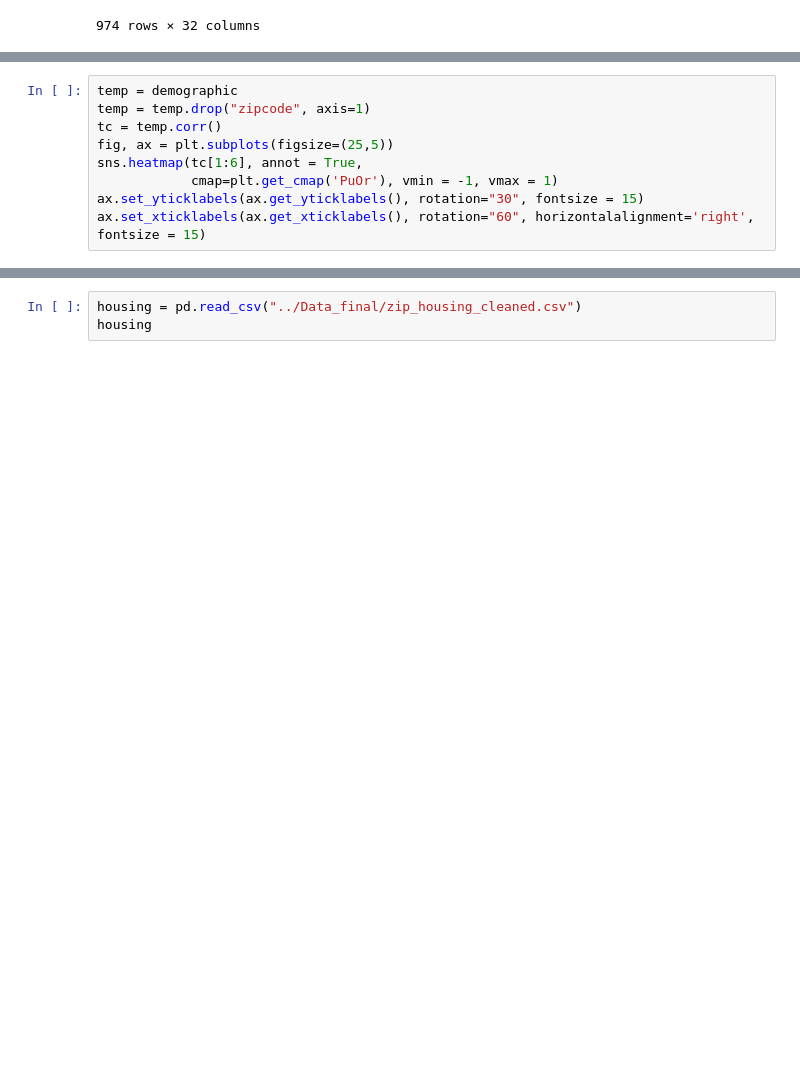
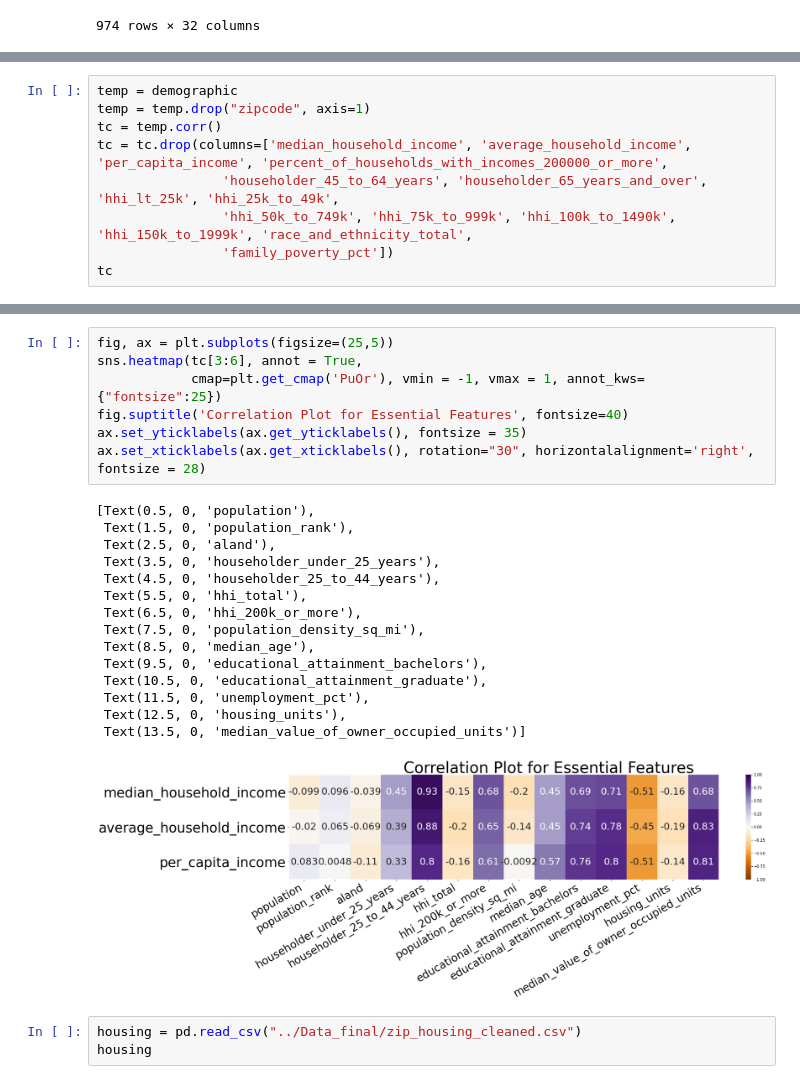
Before and after one commit to sakuraszy/STATS-170A-Group, a Jupyter notebook: Wrangling_code/report_first_draft_data_vis.ipynb, the cells around one changed output, grey strips where cells are left out. Saved outputs shown, nothing was run; the diff lists cells and outputs as text; blank space fills up the shorter version.

```diff
--- a/Wrangling_code/report_first_draft_data_vis.ipynb
+++ b/Wrangling_code/report_first_draft_data_vis.ipynb
@@ -51,9 +56,9 @@ plt.show()
 temp = demographic
 temp = temp.drop("zipcode", axis=1)
 tc = temp.corr()
-fig, ax = plt.subplots(figsize=(25,5))
-sns.heatmap(tc[1:6], annot = True,
-            cmap=plt.get_cmap('PuOr'), vmin = -1, vmax = 1)
-ax.set_yticklabels(ax.get_yticklabels(), rotation="30", fontsize = 15)
-ax.set_xticklabels(ax.get_xticklabels(), rotation="60", horizontalalignment='right', fontsize = 15)
+tc = tc.drop(columns=['median_household_income', 'average_household_income', 'per_capita_income', 'percent_of_households_with_incomes_200000_or_more',
+                'householder_45_to_64_years', 'householder_65_years_and_over', 'hhi_lt_25k', 'hhi_25k_to_49k',
+                'hhi_50k_to_749k', 'hhi_75k_to_999k', 'hhi_100k_to_1490k', 'hhi_150k_to_1999k', 'race_and_ethnicity_total',
+                'family_poverty_pct'])
+tc
 # %% [output]
@@ -78,3 +82,26 @@ ax.set_xticklabels(ax.get_xticklabels(), rotation="60", horizontalalignment='rig
+# %%
+fig, ax = plt.subplots(figsize=(25,5))
+sns.heatmap(tc[3:6], annot = True,
+            cmap=plt.get_cmap('PuOr'), vmin = -1, vmax = 1, annot_kws={"fontsize":25})
+fig.suptitle('Correlation Plot for Essential Features', fontsize=40)
+ax.set_yticklabels(ax.get_yticklabels(), fontsize = 35)
+ax.set_xticklabels(ax.get_xticklabels(), rotation="30", horizontalalignment='right', fontsize = 28)
+# %% [output]
+[Text(0.5, 0, 'population'),
+ Text(1.5, 0, 'population_rank'),
+ Text(2.5, 0, 'aland'),
+ Text(3.5, 0, 'householder_under_25_years'),
+ Text(4.5, 0, 'householder_25_to_44_years'),
+ Text(5.5, 0, 'hhi_total'),
+ Text(6.5, 0, 'hhi_200k_or_more'),
+ Text(7.5, 0, 'population_density_sq_mi'),
+ Text(8.5, 0, 'median_age'),
+ Text(9.5, 0, 'educational_attainment_bachelors'),
+ Text(10.5, 0, 'educational_attainment_graduate'),
+ Text(11.5, 0, 'unemployment_pct'),
+ Text(12.5, 0, 'housing_units'),
+ Text(13.5, 0, 'median_value_of_owner_occupied_units')]
+[figure, added]
 # %%
 housing = pd.read_csv("../Data_final/zip_housing_cleaned.csv")
 housing
```
Also changed, not shown: parts of 3 cells of this notebook.
